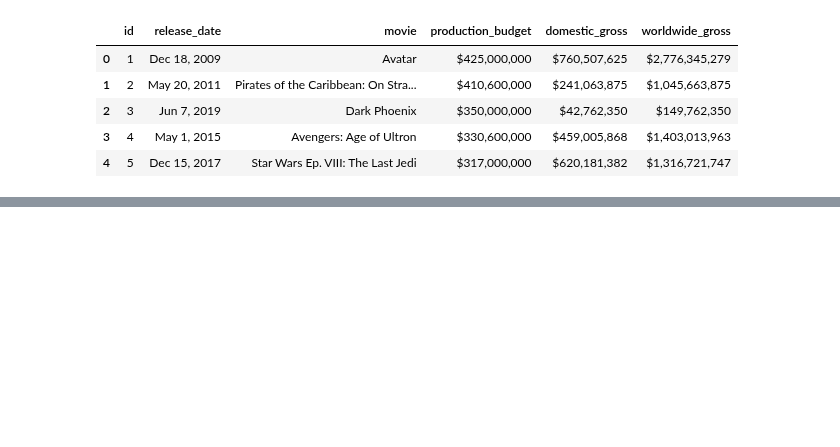
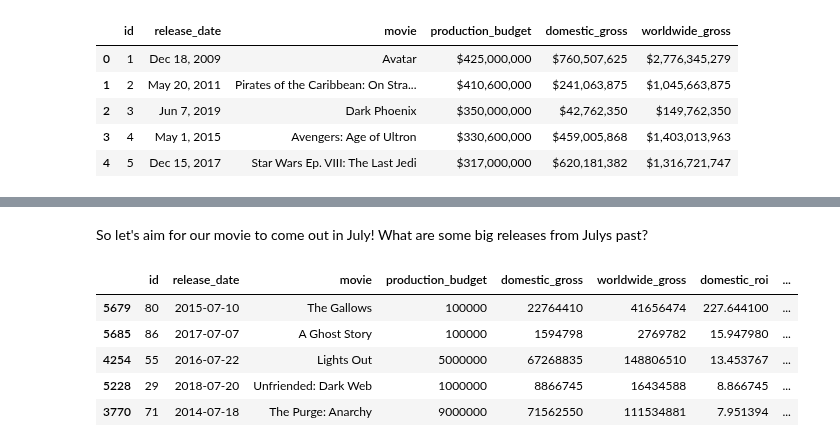
Before and after one commit to christisarv/dsc-phase-1-project-online, a Jupyter notebook: Budgets Data.ipynb, the cells around one changed output, grey strips where cells are left out. Cells and saved outputs as stored; diff of their text form; code cells hidden in the pictures; blank space fills up the shorter version.

```diff
--- a/Budgets Data.ipynb
+++ b/Budgets Data.ipynb
@@ -95,0 +92,12 @@ SyntaxError: invalid syntax (<ipython-input-45-7a4c0883b3fb>, line 1)
+# %% [markdown]
+So let's aim for our movie to come out in July! What are some big releases from Julys past?
+# %%
+df_july_movies = df_budgets[df_budgets['release_month'] == 7].sort_values(['domestic_roi'], ascending = False)
+df_july_movies.head()
+# %% [output]
+|  | id | release_date | movie | production_budget | domestic_gross | worldwide_gross | domestic_roi | ... |
+| 5679 | 80 | 2015-07-10 | The Gallows | 100000 | 22764410 | 41656474 | 227.644100 | ... |
+| 5685 | 86 | 2017-07-07 | A Ghost Story | 100000 | 1594798 | 2769782 | 15.947980 | ... |
+| 4254 | 55 | 2016-07-22 | Lights Out | 5000000 | 67268835 | 148806510 | 13.453767 | ... |
+| 5228 | 29 | 2018-07-20 | Unfriended: Dark Web | 1000000 | 8866745 | 16434588 | 8.866745 | ... |
+| 3770 | 71 | 2014-07-18 | The Purge: Anarchy | 9000000 | 71562550 | 111534881 | 7.951394 | ... |
```
Also changed, not shown: parts of 14 cells of this notebook, 1 other file.
